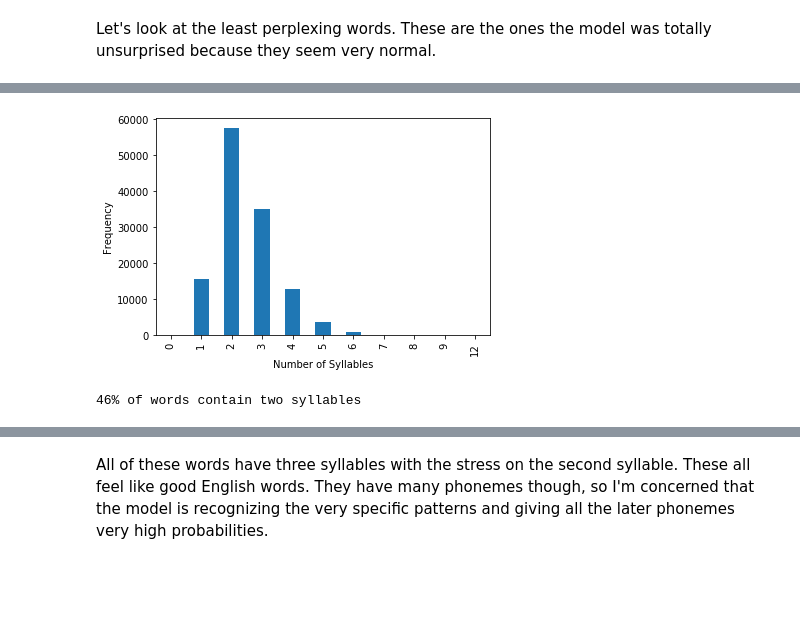
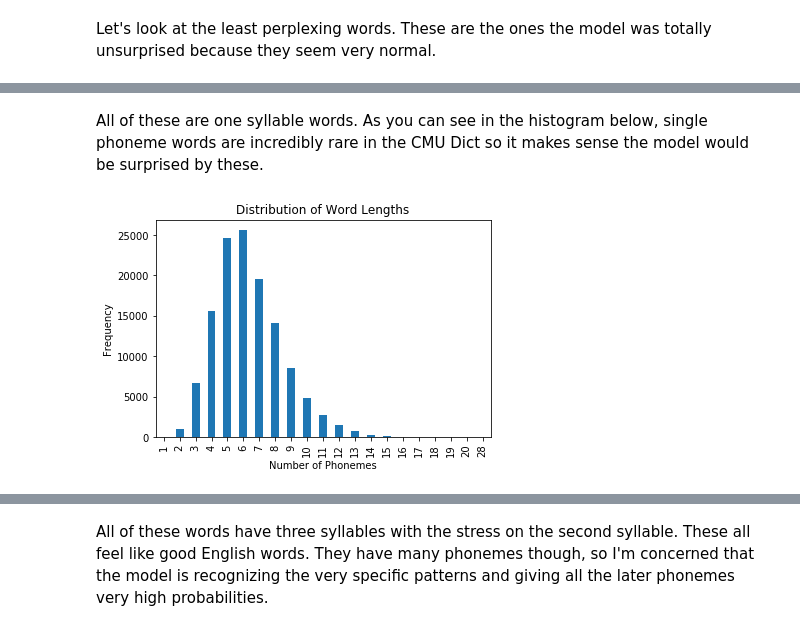
Before and after one commit to colinpollock/sonorant, a Jupyter notebook: Phoneme Exploration.ipynb, the cells around one changed output, grey strips where cells are left out. Drawn from its saved outputs; the diff is of its cells as text; code cells hidden in the pictures; blank space fills up the shorter version.

```diff
--- a/Phoneme Exploration.ipynb
+++ b/Phoneme Exploration.ipynb
@@ -60,3 +60,6 @@ Sample of 5 pronunciations:
+# %%
+# TODO: this is in utils now, so delete
+pronunciations['num_primary_stressed_syllables'] = pronunciations.pronunciation.apply(lambda pronunciation: sum(1 for phoneme in pronunciation if phoneme.endswith('1')))
 # %% [markdown]
 ## What Words are the Most and Least Englishy? ##
 Since the model can assign a probability to any pronunciation, I can run it over the entire set of pronunciations in the Pronouncing Dictionary and identify the ones that have high and low likelihood of being English.
@@ -125,11 +129,9 @@ It makes sense that the model would be able to overfit on long words. What short
+# %% [markdown]
+All of these are one syllable words. As you can see in the histogram below, single phoneme words are incredibly rare in the CMU Dict so it makes sense the model would be surprised by these.
 # %%
-pronunciations.num_syllables.value_counts().sort_index().plot.bar()
-plt.xlabel('Number of Syllables')
-_ = plt.ylabel('Frequency')
+pronunciations.num_phonemes.value_counts().sort_index().plot.bar()
+plt.xlabel('Number of Phonemes')
+plt.ylabel('Frequency')
+_ = plt.title('Distribution of Word Lengths')
 # %% [output]
-[figure, old version]
+[figure, new version]
-# %%
-percentage_2to3 = (pronunciations.num_syllables==2).mean() * 100
-print('{:.0f}% of words contain two syllables\n'.format(percentage_2to3))
-# %% [output]
-46% of words contain two syllables
```
Also changed, not shown: parts of 64 cells of this notebook.
